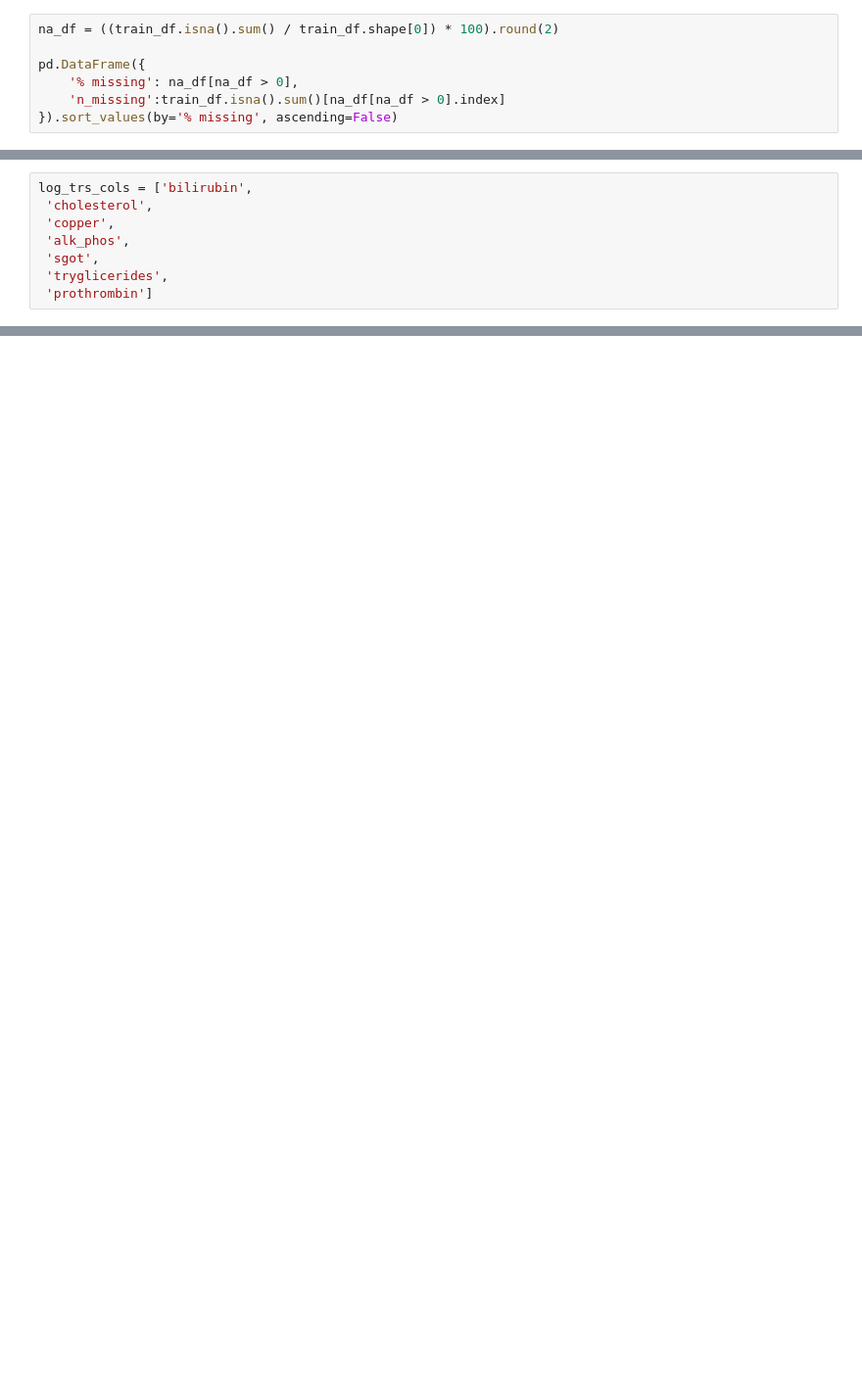
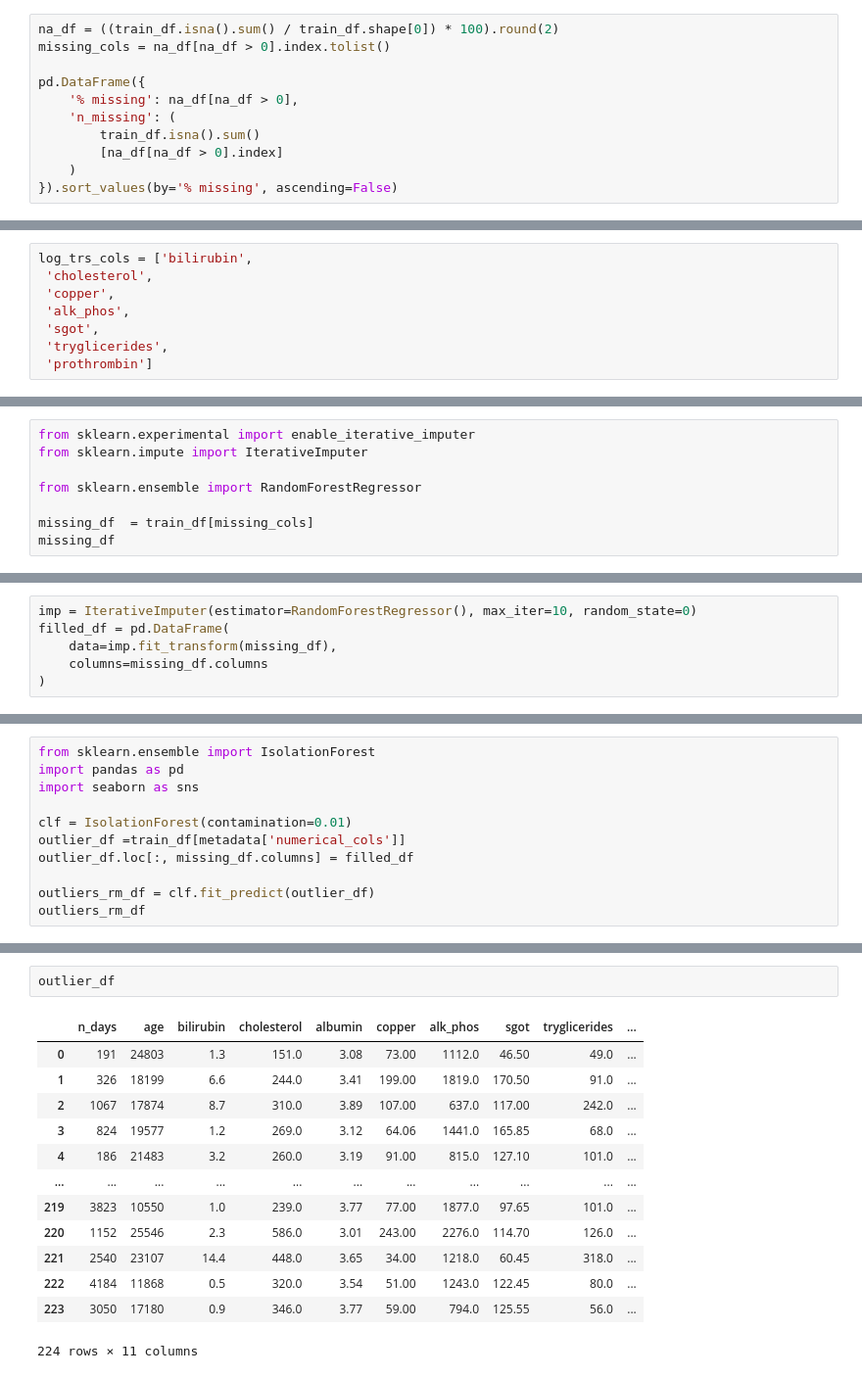
Before and after one commit to tienphatnguyendev/cirrhosis-survival-prediction, a Jupyter notebook: cirrhosis-survival-prediction.ipynb, the cells around one changed output, grey strips where cells are left out. Shown at 98% size. Saved outputs shown, nothing was run; the diff lists cells and outputs as text; blank space fills up the shorter version.

```diff
--- a/cirrhosis-survival-prediction.ipynb
+++ b/cirrhosis-survival-prediction.ipynb
@@ -149,10 +150,14 @@ metadata
   'prothrombin']}
 # %%
 na_df = ((train_df.isna().sum() / train_df.shape[0]) * 100).round(2)
+missing_cols = na_df[na_df > 0].index.tolist()
 
 pd.DataFrame({
     '% missing': na_df[na_df > 0],
-    'n_missing':train_df.isna().sum()[na_df[na_df > 0].index]
+    'n_missing': (
+        train_df.isna().sum()
+        [na_df[na_df > 0].index]
+    )
 }).sort_values(by='% missing', ascending=False)
 # %% [output]
 |  | % missing | n_missing |
@@ -315,0 +562,8 @@ CategoricalVisualizer(train_df).plot(
+# %%
+from sklearn.experimental import enable_iterative_imputer
+from sklearn.impute import IterativeImputer
+
+from sklearn.ensemble import RandomForestRegressor
+
+missing_df  = train_df[missing_cols]
+missing_df
@@ -315,0 +584,6 @@ CategoricalVisualizer(train_df).plot(
+# %%
+imp = IterativeImputer(estimator=RandomForestRegressor(), max_iter=10, random_state=0)
+filled_df = pd.DataFrame(
+    data=imp.fit_transform(missing_df),
+    columns=missing_df.columns
+)
@@ -529,0 +622,11 @@ ct = ColumnTransformer(
+# %%
+from sklearn.ensemble import IsolationForest
+import pandas as pd
+import seaborn as sns
+
+clf = IsolationForest(contamination=0.01)
+outlier_df =train_df[metadata['numerical_cols']]
+outlier_df.loc[:, missing_df.columns] = filled_df
+
+outliers_rm_df = clf.fit_predict(outlier_df)
+outliers_rm_df
@@ -529,0 +648,16 @@ ct = ColumnTransformer(
+# %%
+outlier_df
+# %% [output]
+|  | n_days | age | bilirubin | cholesterol | albumin | copper | alk_phos | sgot | tryglicerides | ... |
+| 0 | 191 | 24803 | 1.3 | 151.0 | 3.08 | 73.00 | 1112.0 | 46.50 | 49.0 | ... |
+| 1 | 326 | 18199 | 6.6 | 244.0 | 3.41 | 199.00 | 1819.0 | 170.50 | 91.0 | ... |
+| 2 | 1067 | 17874 | 8.7 | 310.0 | 3.89 | 107.00 | 637.0 | 117.00 | 242.0 | ... |
+| 3 | 824 | 19577 | 1.2 | 269.0 | 3.12 | 64.06 | 1441.0 | 165.85 | 68.0 | ... |
+| 4 | 186 | 21483 | 3.2 | 260.0 | 3.19 | 91.00 | 815.0 | 127.10 | 101.0 | ... |
+| ... | ... | ... | ... | ... | ... | ... | ... | ... | ... | ... |
+| 219 | 3823 | 10550 | 1.0 | 239.0 | 3.77 | 77.00 | 1877.0 | 97.65 | 101.0 | ... |
+| 220 | 1152 | 25546 | 2.3 | 586.0 | 3.01 | 243.00 | 2276.0 | 114.70 | 126.0 | ... |
+| 221 | 2540 | 23107 | 14.4 | 448.0 | 3.65 | 34.00 | 1218.0 | 60.45 | 318.0 | ... |
+| 222 | 4184 | 11868 | 0.5 | 320.0 | 3.54 | 51.00 | 1243.0 | 122.45 | 80.0 | ... |
+| 223 | 3050 | 17180 | 0.9 | 346.0 | 3.77 | 59.00 | 794.0 | 125.55 | 56.0 | ... |
+224 rows × 11 columns
```
Also changed, not shown: parts of 39 cells of this notebook, 2 other files.
